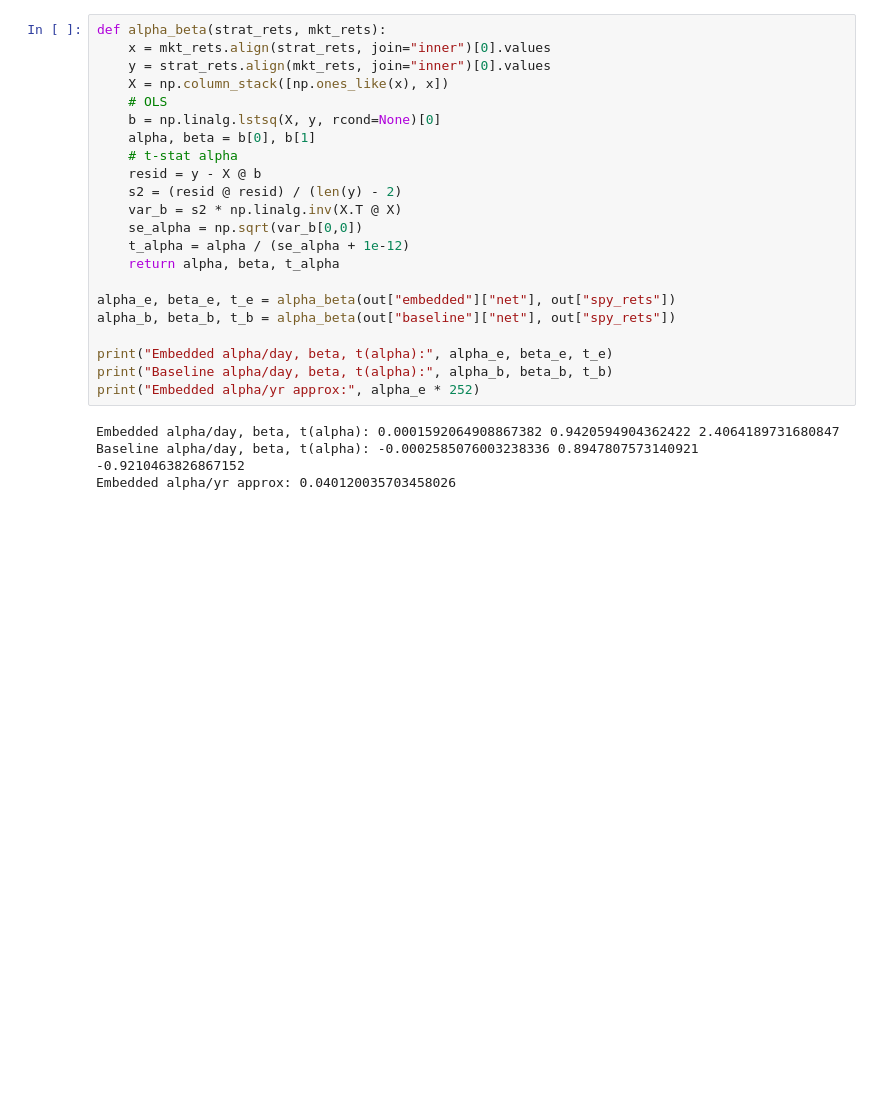
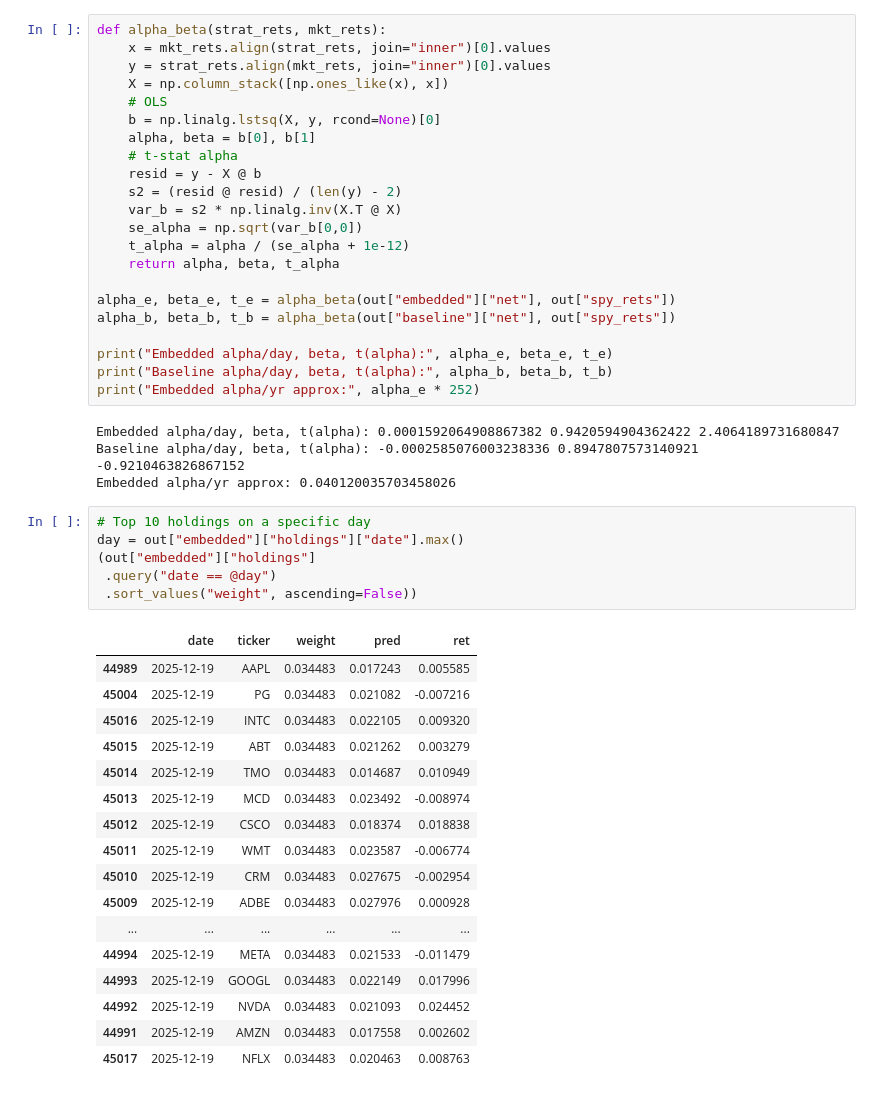
Before and after one commit to jdstyles01/Trading-BOT, a Jupyter notebook: Embedded strategy model.ipynb, the cells around one changed output. Drawn from its saved outputs; the diff is of its cells as text; blank space fills up the shorter version.

```diff
--- a/Embedded strategy model.ipynb
+++ b/Embedded strategy model.ipynb
@@ -638,3 +725,27 @@ print("Embedded alpha/yr approx:", alpha_e * 252)
 Embedded alpha/day, beta, t(alpha): 0.0001592064908867382 0.9420594904362422 2.4064189731680847
 Baseline alpha/day, beta, t(alpha): -0.0002585076003238336 0.8947807573140921 -0.9210463826867152
 Embedded alpha/yr approx: 0.040120035703458026
+# %%
+# Top 10 holdings on a specific day
+day = out["embedded"]["holdings"]["date"].max()
+(out["embedded"]["holdings"]
+ .query("date == @day")
+ .sort_values("weight", ascending=False))
+# %% [output]
+|  | date | ticker | weight | pred | ret |
+| 44989 | 2025-12-19 | AAPL | 0.034483 | 0.017243 | 0.005585 |
+| 45004 | 2025-12-19 | PG | 0.034483 | 0.021082 | -0.007216 |
+| 45016 | 2025-12-19 | INTC | 0.034483 | 0.022105 | 0.009320 |
+| 45015 | 2025-12-19 | ABT | 0.034483 | 0.021262 | 0.003279 |
+| 45014 | 2025-12-19 | TMO | 0.034483 | 0.014687 | 0.010949 |
+| 45013 | 2025-12-19 | MCD | 0.034483 | 0.023492 | -0.008974 |
+| 45012 | 2025-12-19 | CSCO | 0.034483 | 0.018374 | 0.018838 |
+| 45011 | 2025-12-19 | WMT | 0.034483 | 0.023587 | -0.006774 |
+| 45010 | 2025-12-19 | CRM | 0.034483 | 0.027675 | -0.002954 |
+| 45009 | 2025-12-19 | ADBE | 0.034483 | 0.027976 | 0.000928 |
+| ... | ... | ... | ... | ... | ... |
+| 44994 | 2025-12-19 | META | 0.034483 | 0.021533 | -0.011479 |
+| 44993 | 2025-12-19 | GOOGL | 0.034483 | 0.022149 | 0.017996 |
+| 44992 | 2025-12-19 | NVDA | 0.034483 | 0.021093 | 0.024452 |
+| 44991 | 2025-12-19 | AMZN | 0.034483 | 0.017558 | 0.002602 |
+| 45017 | 2025-12-19 | NFLX | 0.034483 | 0.020463 | 0.008763 |
```
Also changed, not shown: parts of 5 cells of this notebook.
